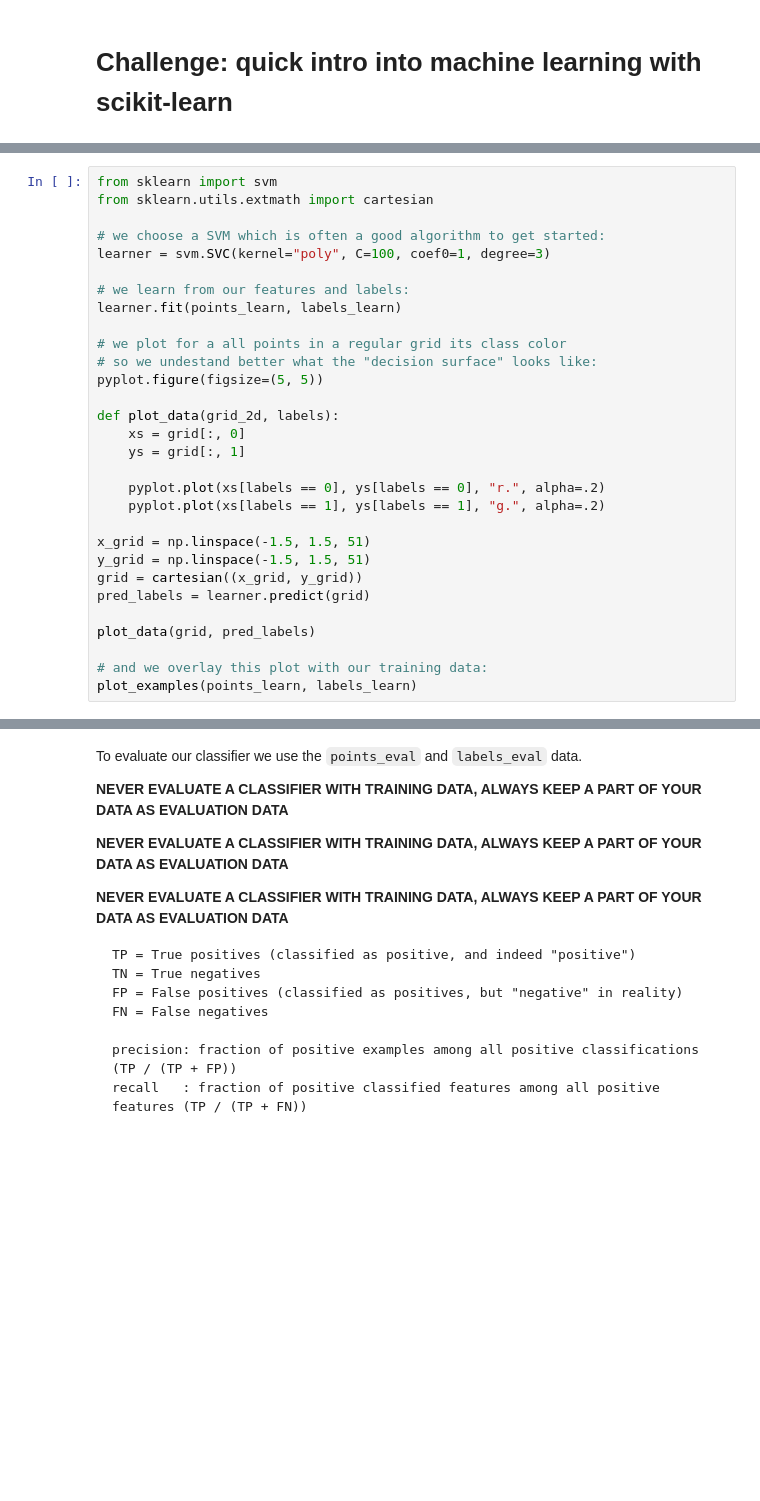
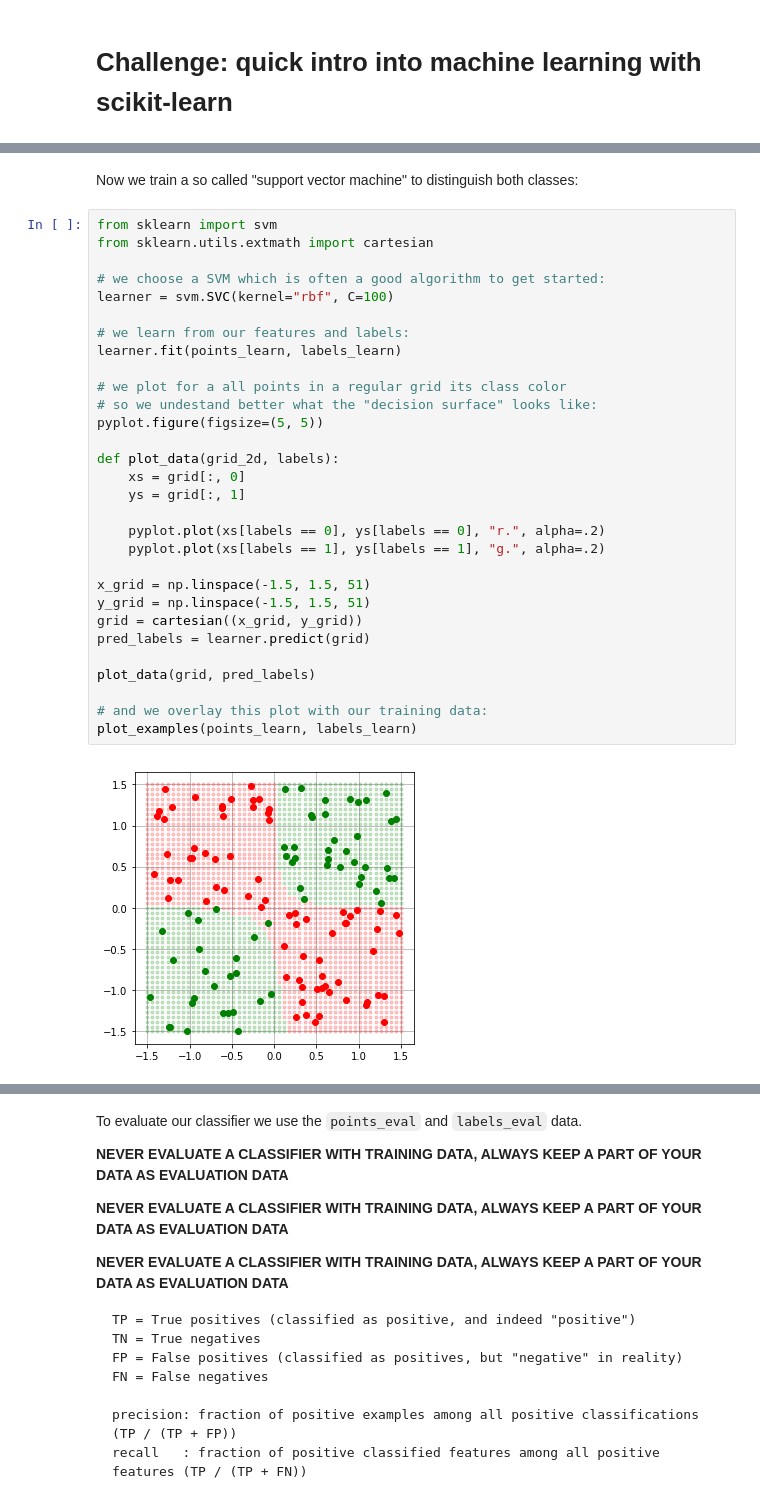
Before and after one commit to uweschmitt/python-challenges, a Jupyter notebook: challenges.ipynb, the cells around one changed output, grey strips where cells are left out. Saved outputs shown, nothing was run; the diff lists cells and outputs as text; blank space fills up the shorter version.

```diff
--- a/challenges.ipynb
+++ b/challenges.ipynb
@@ -429,30 +643,34 @@ plot_examples(points_learn, labels_learn)
+# %% [markdown]
+Now we train a so called "support vector machine" to distinguish both classes:
 # %%
 from sklearn import svm
 from sklearn.utils.extmath import cartesian
 
 # we choose a SVM which is often a good algorithm to get started:
-learner = svm.SVC(kernel="poly", C=100, coef0=1, degree=3)
+learner = svm.SVC(kernel="rbf", C=100)
 
 # we learn from our features and labels:
 learner.fit(points_learn, labels_learn)
 
 # we plot for a all points in a regular grid its class color
 # so we undestand better what the "decision surface" looks like:
 pyplot.figure(figsize=(5, 5))
 
 def plot_data(grid_2d, labels):
     xs = grid[:, 0]
     ys = grid[:, 1]
 
     pyplot.plot(xs[labels == 0], ys[labels == 0], "r.", alpha=.2)
     pyplot.plot(xs[labels == 1], ys[labels == 1], "g.", alpha=.2)
 
 x_grid = np.linspace(-1.5, 1.5, 51)
 y_grid = np.linspace(-1.5, 1.5, 51)
 grid = cartesian((x_grid, y_grid))
 pred_labels = learner.predict(grid)
 
 plot_data(grid, pred_labels)
 
 # and we overlay this plot with our training data:
 plot_examples(points_learn, labels_learn)
+# %% [output]
+[figure, added]
```
Also changed, not shown: parts of 49 cells of this notebook, 1 other file.
